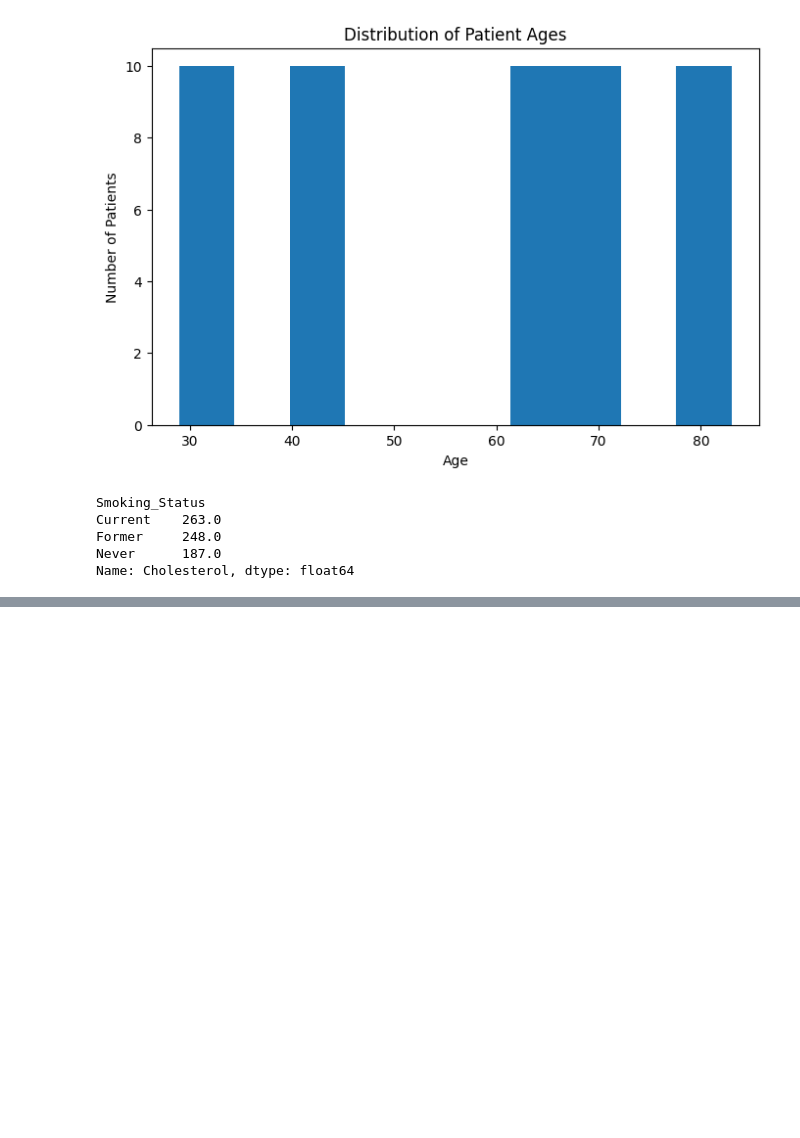
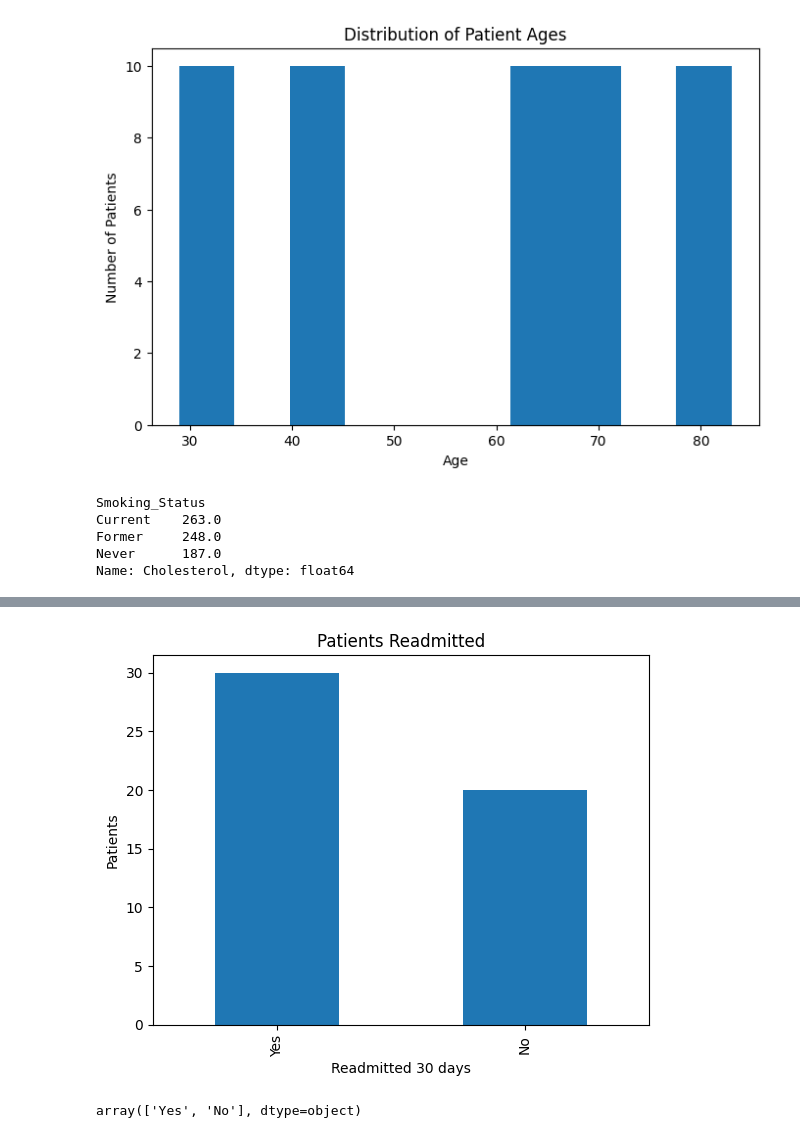
Before and after one commit to tapay9/healthcare_analysis, a Jupyter notebook: healthcare_analysis.ipynb, the cells around one changed output, grey strips where cells are left out. Cells and saved outputs as stored; diff of their text form; code cells hidden in the pictures; blank space fills up the shorter version.

```diff
--- a/healthcare_analysis.ipynb
+++ b/healthcare_analysis.ipynb
@@ -275,0 +305,9 @@ Name: Cholesterol, dtype: float64
+# %%
+df["Readmitted_30_Days"].value_counts().plot(kind="bar")
+
+plt.title("Patients Readmitted")
+plt.xlabel("Readmitted 30 days")
+plt.ylabel("Patients")
+plt.show()
+# %% [output]
+[figure, added]
@@ -275,0 +325,4 @@ Name: Cholesterol, dtype: float64
+# %%
+df["Diabetes"].unique()
+# %% [output]
+array(['Yes', 'No'], dtype=object)
```
Also changed, not shown: parts of 11 cells of this notebook, 1 other file.
